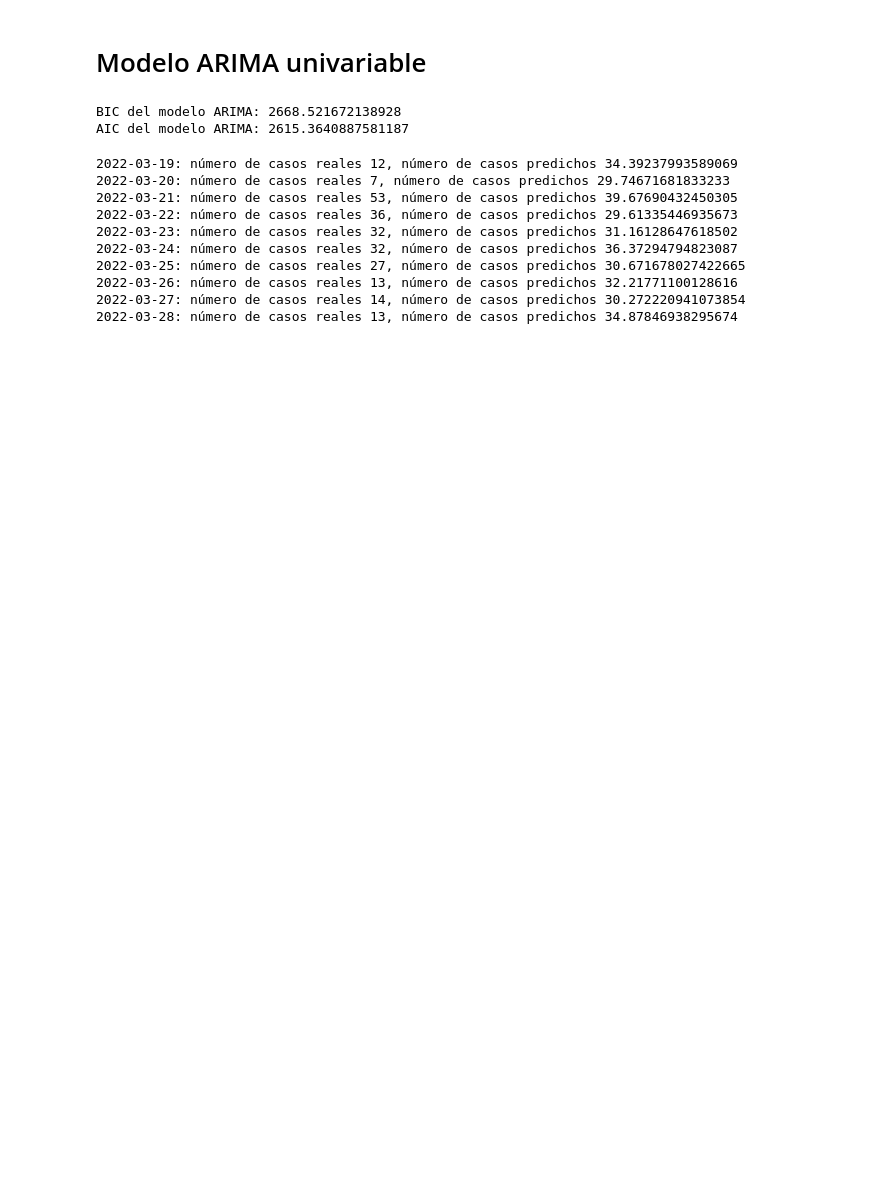
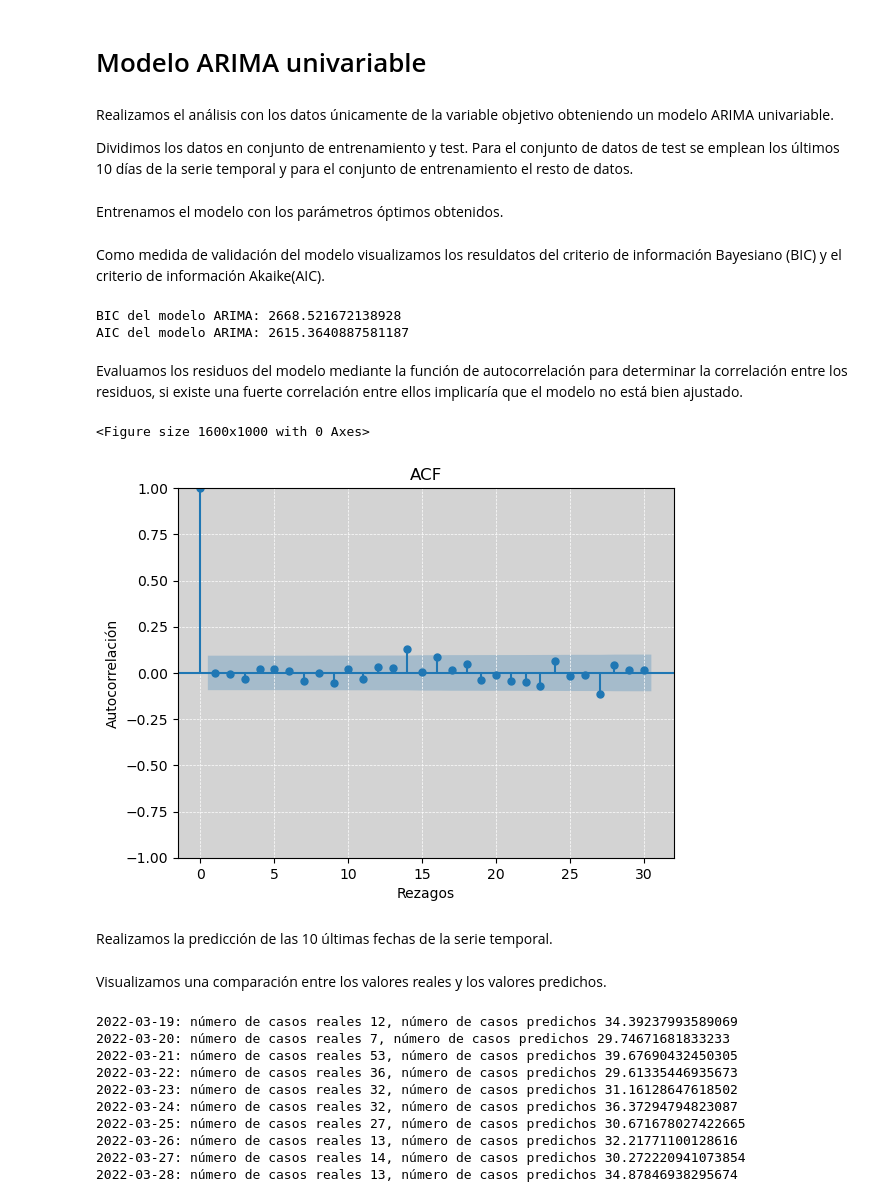
Before and after one commit to jalonsouoc/TFM, a Jupyter notebook: code/ARIMA_LaGomera.ipynb, the cells around one changed output. Drawn from its saved outputs; the diff is of its cells as text; code cells hidden in the pictures; blank space fills up the shorter version.

```diff
--- a/code/ARIMA_LaGomera.ipynb
+++ b/code/ARIMA_LaGomera.ipynb
@@ -242,20 +311,39 @@ d = 1   # Parámetro Integrado (I)
 q = 7   # Parámetro Promedio Movil (MA)
 # %% [markdown]
 # Modelo ARIMA univariable
+# %% [markdown]
+Realizamos el análisis con los datos únicamente de la variable objetivo obteniendo un modelo ARIMA univariable.
+
+Dividimos los datos en conjunto de entrenamiento y test. Para el conjunto de datos de test se emplean los últimos 10 días de la serie temporal y para el conjunto de entrenamiento el resto de datos.
 # %%
 # Conjuntos de entrenamiento y test
 train = datos_LaGomera_arima_uni.iloc[:len(datos_LaGomera_arima_uni) - n_dias]
 test =  datos_LaGomera_arima_uni.iloc[len(datos_LaGomera_arima_uni) - n_dias:]
+# %% [markdown]
+Entrenamos el modelo con los parámetros óptimos obtenidos.
 # %%
 arima_LaGomera = ARIMA(endog=train, order=(p, d, q), freq = 'D')
 modelo_arima_LaGomera = arima_LaGomera.fit()
+# %% [markdown]
+Como medida de validación del modelo visualizamos los resuldatos del criterio de información Bayesiano (BIC) y el criterio de información Akaike(AIC).
 # %%
 visualizar_bic_aic(modelo_arima_LaGomera)
 # %% [output]
 BIC del modelo ARIMA: 2668.521672138928
 AIC del modelo ARIMA: 2615.3640887581187
+# %% [markdown]
+Evaluamos los residuos del modelo mediante la función de autocorrelación para determinar la correlación entre los residuos, si existe una fuerte correlación entre ellos implicaría que el modelo no está bien ajustado.
+# %%
+visualizar_acf(modelo_arima_LaGomera.resid, 30)
+# %% [output]
+<Figure size 1600x1000 with 0 Axes>
+[figure, added]
+# %% [markdown]
+Realizamos la predicción de las 10 últimas fechas de la serie temporal.
 # %%
 pred = modelo_arima_LaGomera.forecast(steps=n_dias)
+# %% [markdown]
+Visualizamos una comparación entre los valores reales y los valores predichos.
 # %%
 visualizar_resultados_texto(test, pred, '')
 # %% [output]
```
Also changed, not shown: parts of 50 cells of this notebook.
